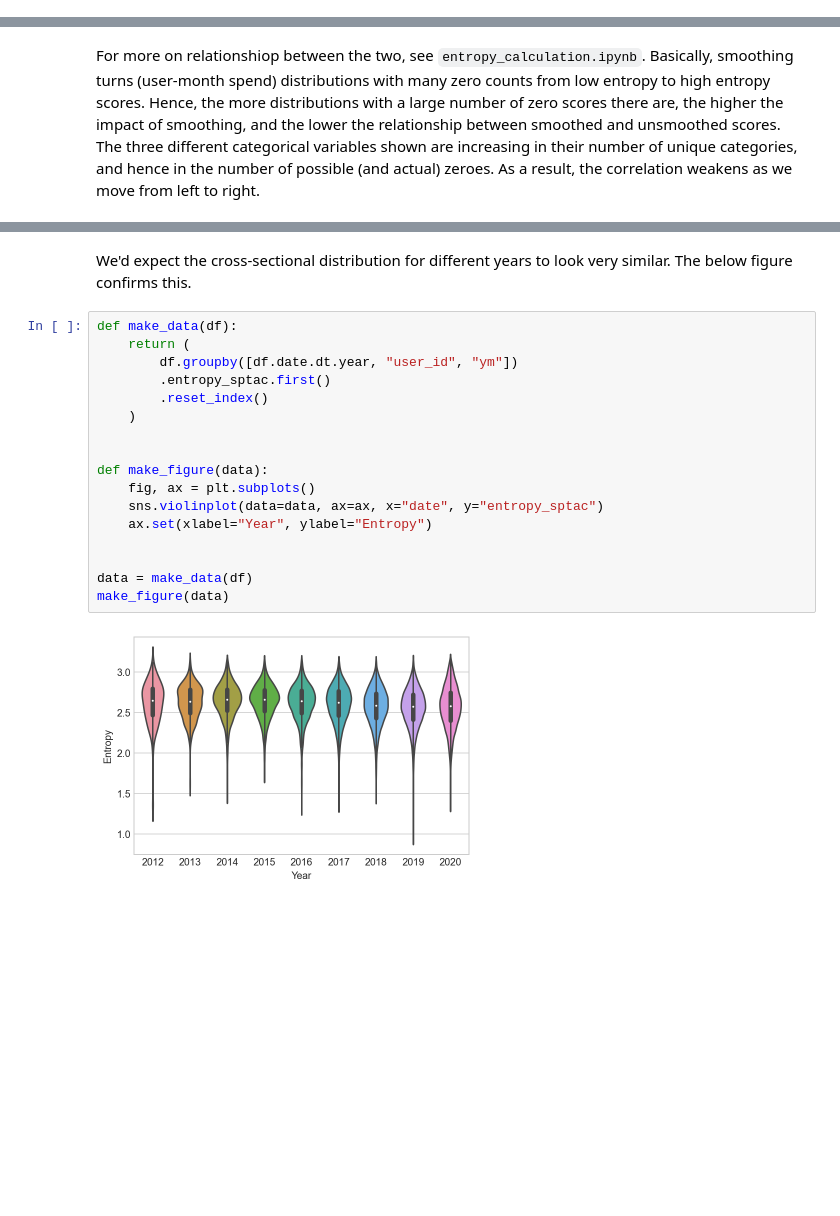
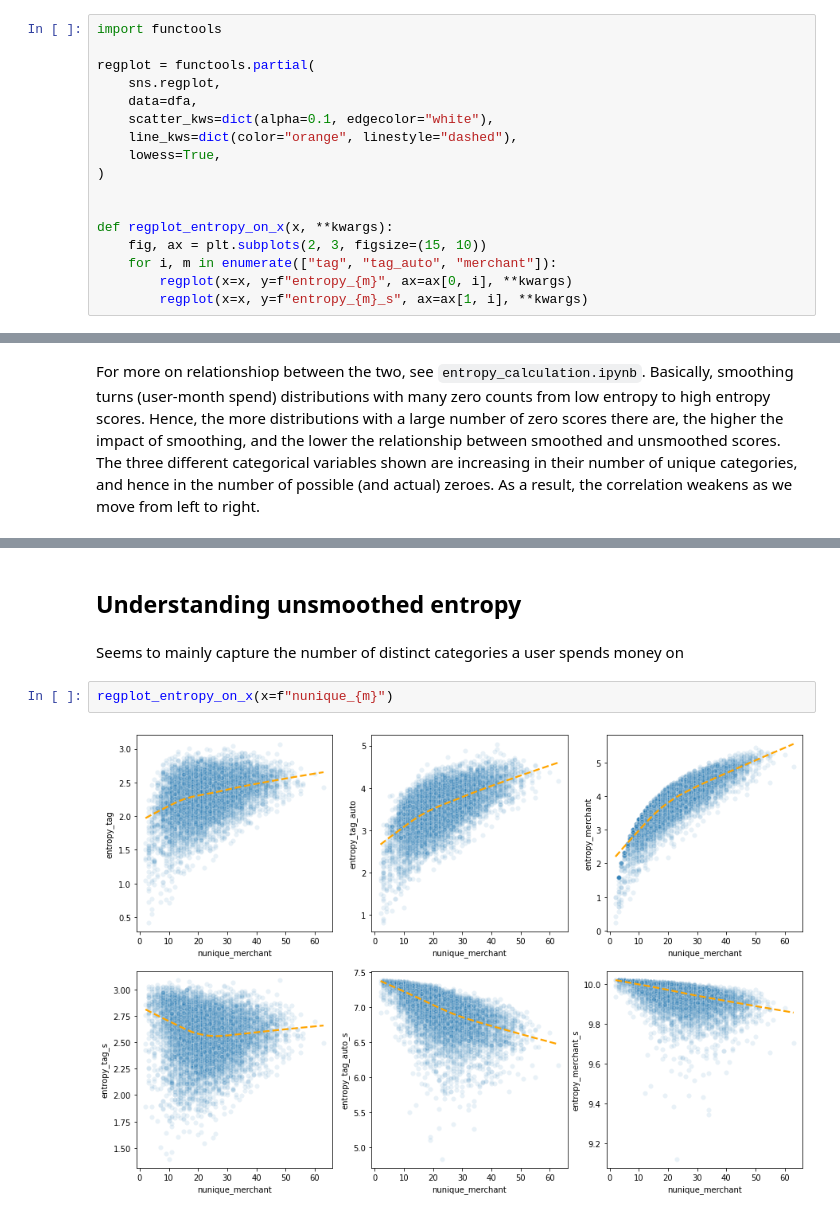
Before and after one commit to fabiangunzinger/entropy, a Jupyter notebook: notebooks/entropy_exploration.ipynb, the cells around one changed output, grey strips where cells are left out. Drawn from its saved outputs; the diff is of its cells as text; blank space fills up the shorter version.

Commit message:
Entropy exploration

```diff
--- a/notebooks/entropy_exploration.ipynb
+++ b/notebooks/entropy_exploration.ipynb
@@ -56,3 +59,20 @@ idx_cols = ["user_id", month]
+# %%
+import functools
+
+regplot = functools.partial(
+    sns.regplot,
+    data=dfa,
+    scatter_kws=dict(alpha=0.1, edgecolor="white"),
+    line_kws=dict(color="orange", linestyle="dashed"),
+    lowess=True,
+)
+
+
+def regplot_entropy_on_x(x, **kwargs):
+    fig, ax = plt.subplots(2, 3, figsize=(15, 10))
+    for i, m in enumerate(["tag", "tag_auto", "merchant"]):
+        regplot(x=x, y=f"entropy_{m}", ax=ax[0, i], **kwargs)
+        regplot(x=x, y=f"entropy_{m}_s", ax=ax[1, i], **kwargs)
 # %% [markdown]
 ## Data
 # %%
@@ -381,21 +174,8 @@ entropy_pct_case_studies(df, percentiles=[10, 50, 90]);
-# %% [markdown]
-We'd expect the cross-sectional distribution for different years to look very similar. The below figure confirms this.
-# %%
-def make_data(df):
-    return (
-        df.groupby([df.date.dt.year, "user_id", "ym"])
-        .entropy_sptac.first()
-        .reset_index()
-    )
-
-
-def make_figure(data):
-    fig, ax = plt.subplots()
-    sns.violinplot(data=data, ax=ax, x="date", y="entropy_sptac")
-    ax.set(xlabel="Year", ylabel="Entropy")
-
-
-data = make_data(df)
-make_figure(data)
-# %% [output]
-[figure, removed]
+# %% [markdown]
+## Understanding unsmoothed entropy
+# %% [markdown]
+Seems to mainly capture the number of distinct categories a user spends money on
+# %%
+regplot_entropy_on_x(x=f"nunique_{m}")
+# %% [output]
+[figure, added]
```
Also changed, not shown: parts of 39 cells of this notebook, 9 other files.
